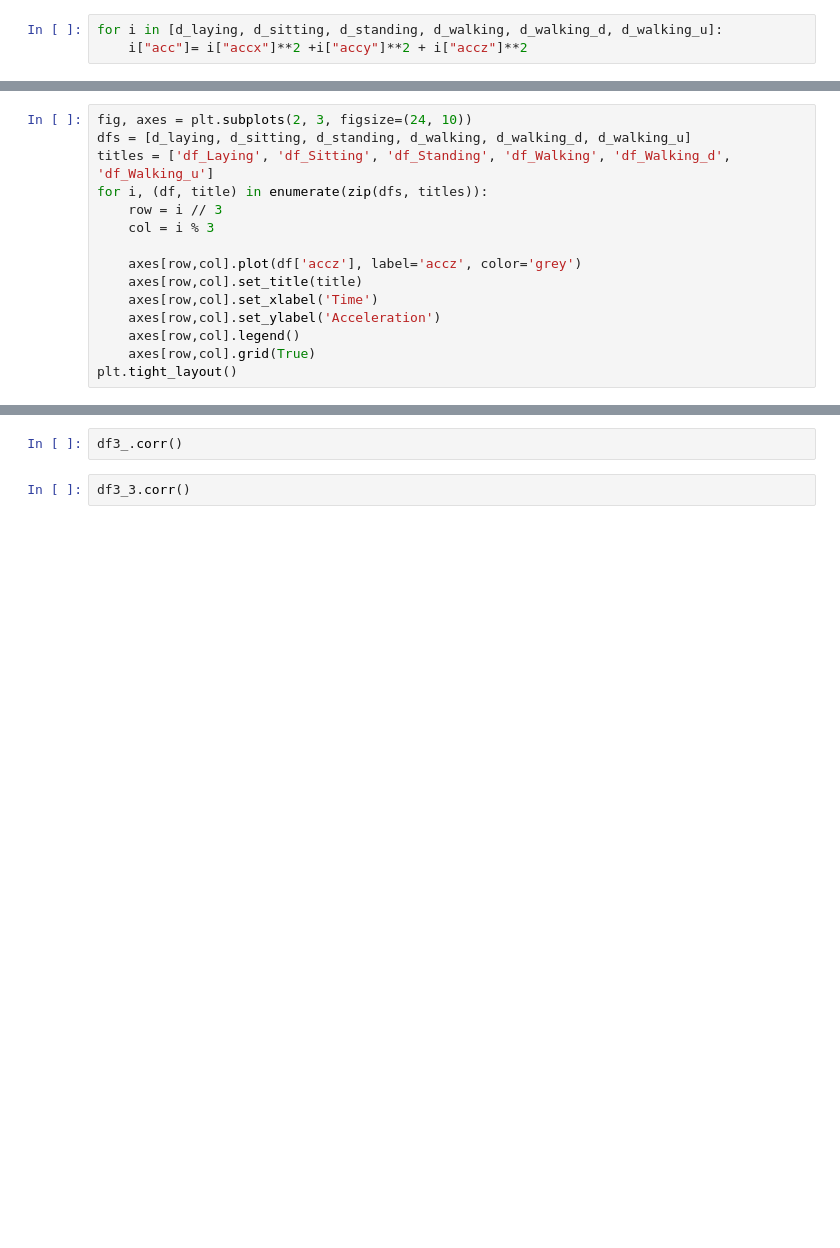
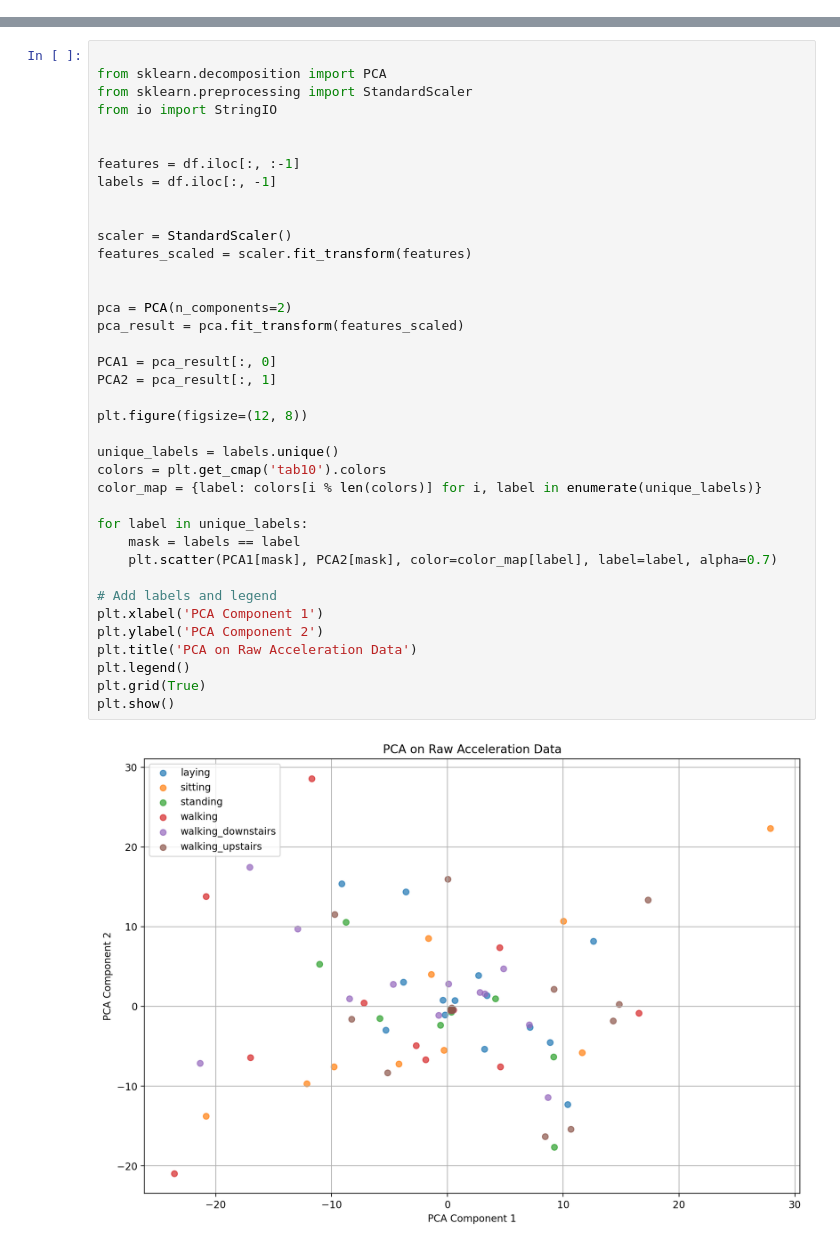
Before and after one commit to MukeshK17/es335-24-fall-assignment-1, a Jupyter notebook: Asst1_Exploratory_Data_Analysis.ipynb, the cells around one changed output, grey strips where cells are left out. Cells and saved outputs as stored; diff of their text form; blank space fills up the shorter version.

```diff
--- a/Asst1_Exploratory_Data_Analysis.ipynb
+++ b/Asst1_Exploratory_Data_Analysis.ipynb
@@ -120,3 +130,0 @@ d_walking_u = pd.read_csv("E:\kuchhbhi\Combined\Train\WALKING_UPSTAIRS\Subject_1
-# %%
-for i in [d_laying, d_sitting, d_standing, d_walking, d_walking_d, d_walking_u]:
-    i["acc"]= i["accx"]**2 +i["accy"]**2 + i["accz"]**2
@@ -167,15 +130,0 @@ plt.show()
-# %%
-fig, axes = plt.subplots(2, 3, figsize=(24, 10))
-dfs = [d_laying, d_sitting, d_standing, d_walking, d_walking_d, d_walking_u]
-titles = ['df_Laying', 'df_Sitting', 'df_Standing', 'df_Walking', 'df_Walking_d', 'df_Walking_u']
-for i, (df, title) in enumerate(zip(dfs, titles)):
-    row = i // 3
-    col = i % 3
-
-    axes[row,col].plot(df['accz'], label='accz', color='grey')
-    axes[row,col].set_title(title)
-    axes[row,col].set_xlabel('Time')
-    axes[row,col].set_ylabel('Acceleration')
-    axes[row,col].legend()
-    axes[row,col].grid(True)
-plt.tight_layout()
@@ -463,4 +131,40 @@ plt.show()
-# %%
-df3_.corr()
-# %%
-df3_3.corr()
+# %%
+
+from sklearn.decomposition import PCA
+from sklearn.preprocessing import StandardScaler
+from io import StringIO
+
+
+features = df.iloc[:, :-1]
+labels = df.iloc[:, -1]
+
+
+scaler = StandardScaler()
+features_scaled = scaler.fit_transform(features)
+
+
+pca = PCA(n_components=2)
+pca_result = pca.fit_transform(features_scaled)
+
+PCA1 = pca_result[:, 0]
+PCA2 = pca_result[:, 1]
+
+plt.figure(figsize=(12, 8))
+
+unique_labels = labels.unique()
+colors = plt.get_cmap('tab10').colors
+color_map = {label: colors[i % len(colors)] for i, label in enumerate(unique_labels)}
+
+for label in unique_labels:
+    mask = labels == label
+    plt.scatter(PCA1[mask], PCA2[mask], color=color_map[label], label=label, alpha=0.7)
+
+# Add labels and legend
+plt.xlabel('PCA Component 1')
+plt.ylabel('PCA Component 2')
+plt.title('PCA on Raw Acceleration Data')
+plt.legend()
+plt.grid(True)
+plt.show()
+# %% [output]
+[figure, added]
```
Also changed, not shown: parts of 57 cells of this notebook.
